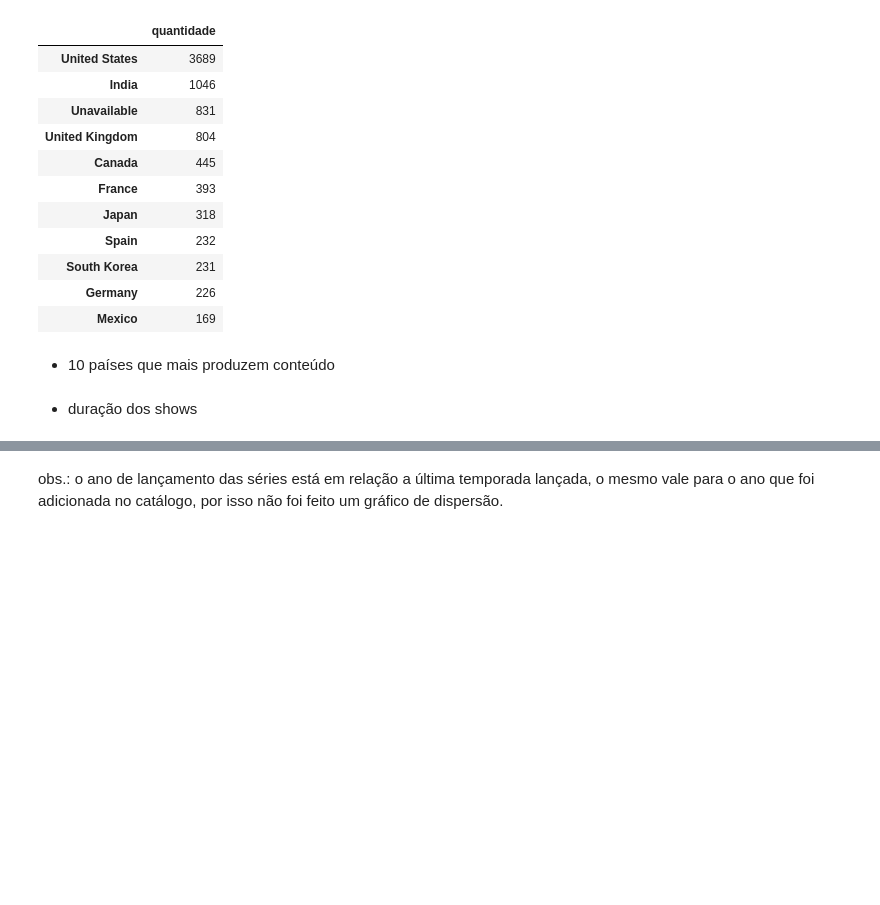
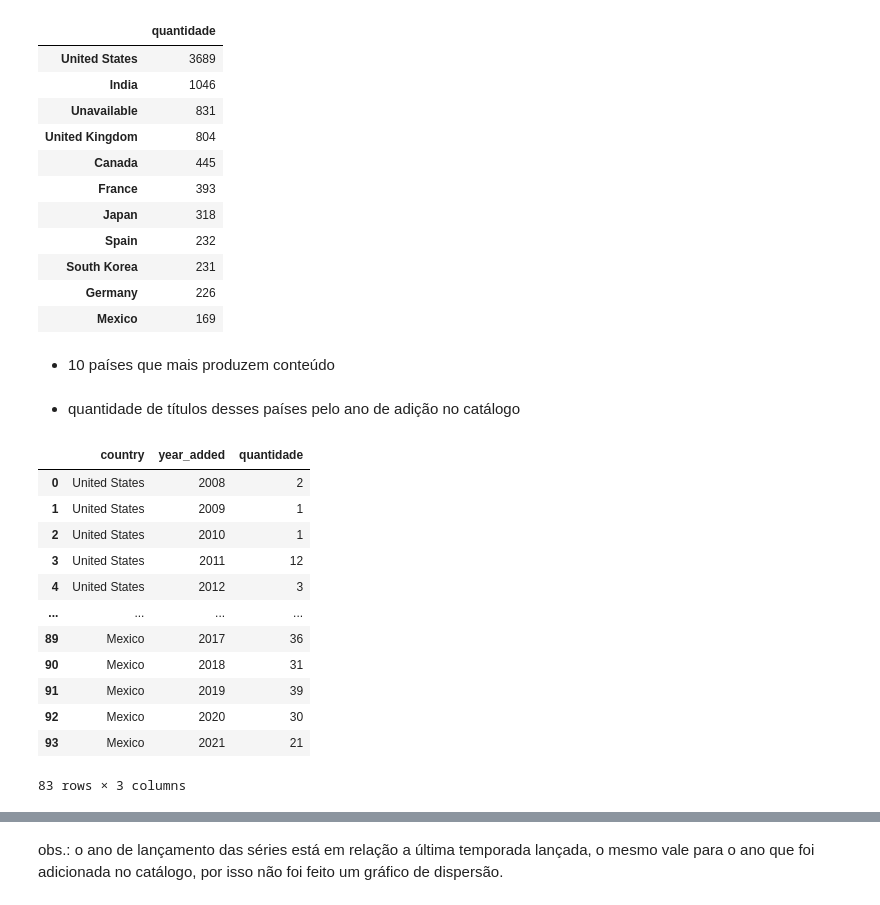
Before and after one commit to lorenarocha/netflix-shows-eda, a Jupyter notebook: eda-netflix-shows.ipynb, the cells around one changed output, grey strips where cells are left out. Saved outputs shown, nothing was run; the diff lists cells and outputs as text; code cells hidden in the pictures; blank space fills up the shorter version.

```diff
--- a/eda-netflix-shows.ipynb
+++ b/eda-netflix-shows.ipynb
@@ -407,5 +408,27 @@ ax.set_ylabel('Quantidade', fontfamily='serif', fontsize=16)
 
 fig.savefig('netflix-shows/country-top10.png', dpi=fig.dpi, bbox_inches='tight')
 plt.show()
-# %% [markdown]
-- duração dos shows
+# %% [markdown]
+- quantidade de títulos desses países pelo ano de adição no catálogo
+# %%
+country_added = pd.DataFrame(country, columns=['country']).merge(netflix[['title', 'year_added']], how='inner', on='title')
+country_added = pd.DataFrame(country_added.groupby('country').year_added.value_counts().sort_index()).rename(columns={'year_added': 'quantidade'})
+country_added = country_added.loc[country_10.index]
+country_added.reset_index(inplace=True)
+country_added = country_added[(country_added.country != 'Unavailable') & (country_added.year_added != 'Unavailable')]
+# %%
+country_added
+# %% [output]
+|  | country | year_added | quantidade |
+| 0 | United States | 2008 | 2 |
+| 1 | United States | 2009 | 1 |
+| 2 | United States | 2010 | 1 |
+| 3 | United States | 2011 | 12 |
+| 4 | United States | 2012 | 3 |
+| ... | ... | ... | ... |
+| 89 | Mexico | 2017 | 36 |
+| 90 | Mexico | 2018 | 31 |
+| 91 | Mexico | 2019 | 39 |
+| 92 | Mexico | 2020 | 30 |
+| 93 | Mexico | 2021 | 21 |
+83 rows × 3 columns
```
Also changed, not shown: parts of 3 cells of this notebook, 1 other file.
